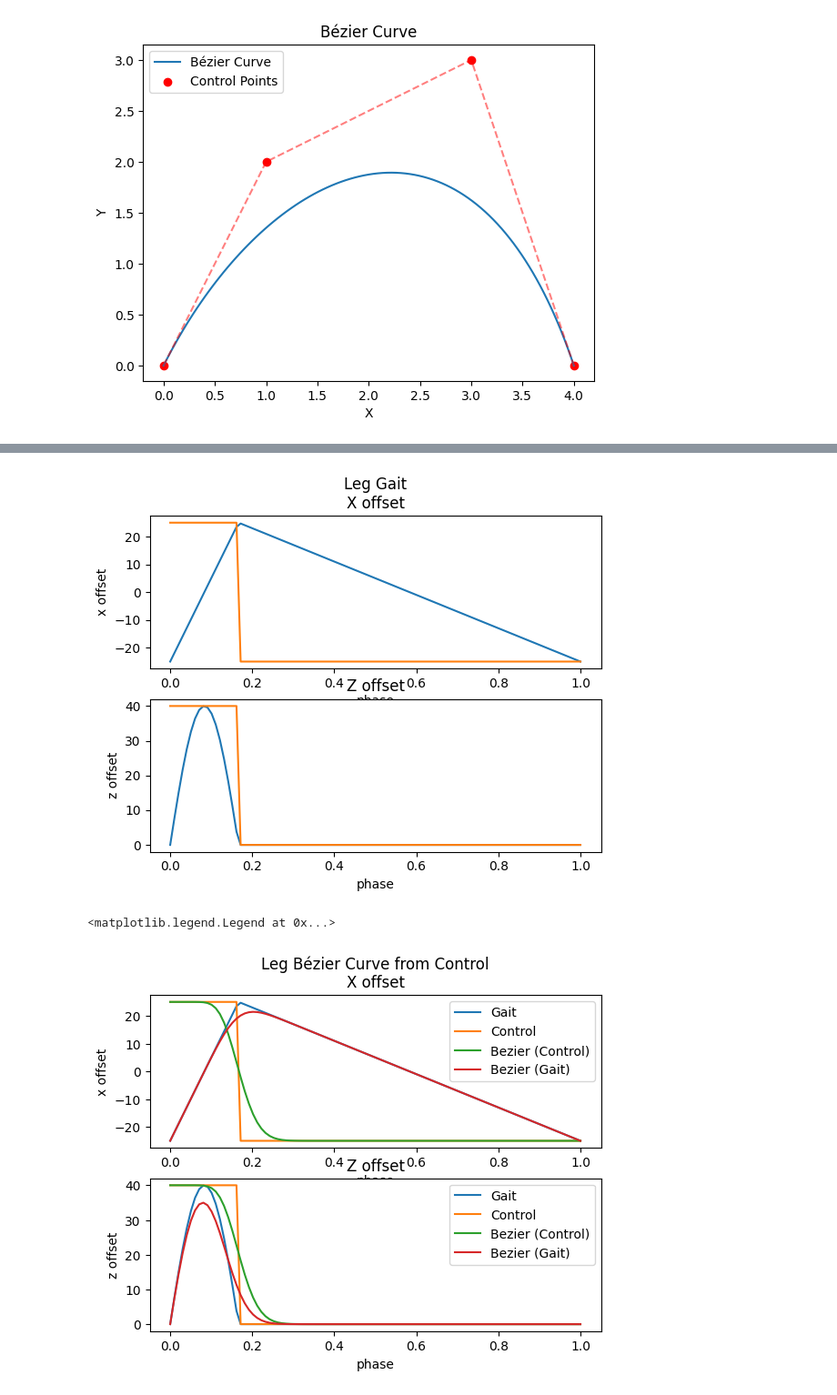
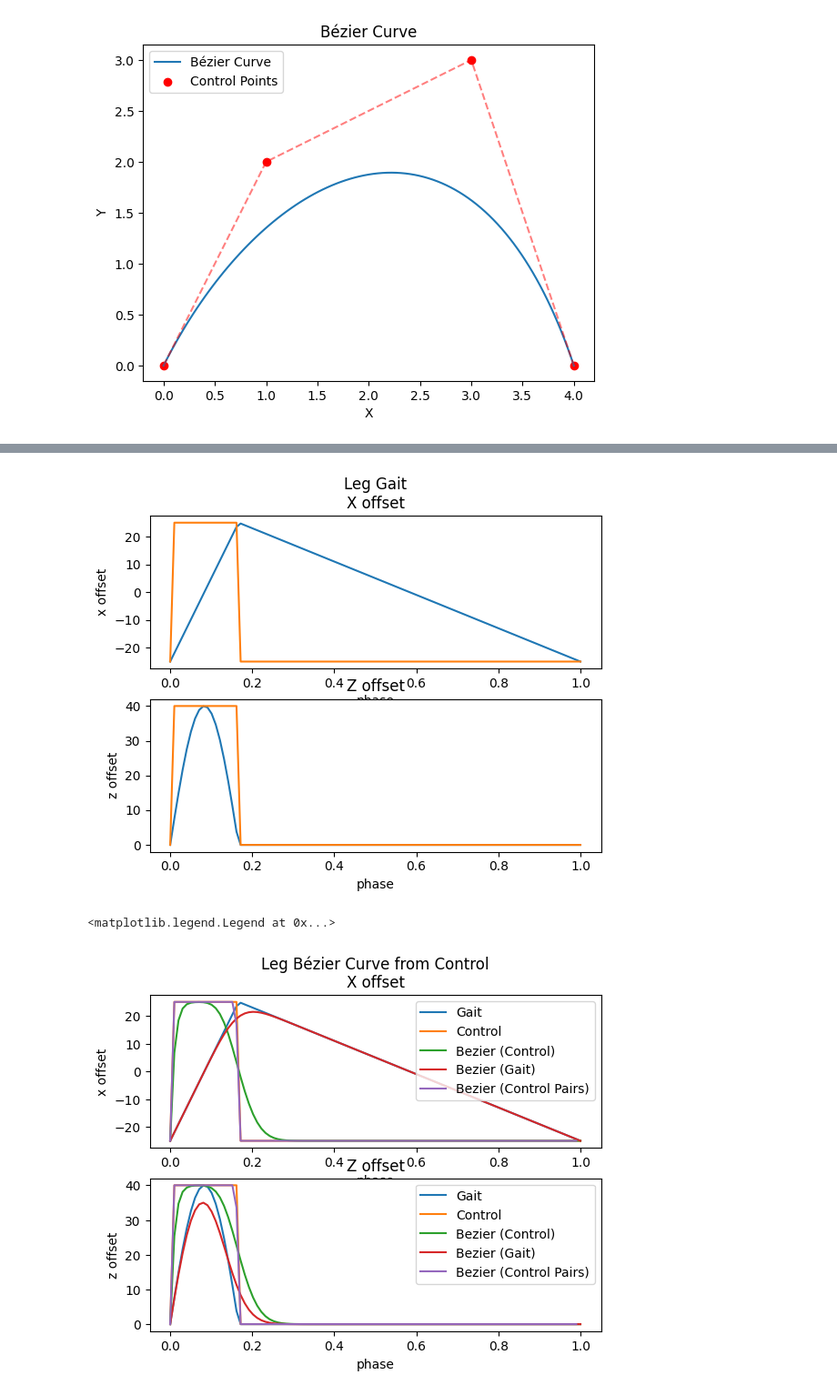
Before and after one commit to Dr-QP/Dr.QP, a Jupyter notebook: notebooks/3_1_appendix_smoothing_splines.ipynb, the cells around one changed output, grey strips where cells are left out. Shown at 91% size. Saved outputs shown, nothing was run; the diff lists cells and outputs as text; code cells hidden in the pictures.

```diff
--- a/notebooks/3_1_appendix_smoothing_splines.ipynb
+++ b/notebooks/3_1_appendix_smoothing_splines.ipynb
@@ -172,7 +172,7 @@ def leg_control_point(phase):
   step_height = 40
   half_step = 50 / 2
 
-  if phase < lift_duration:
+  if phase > 0.0001 and phase < lift_duration:
       # Swing phase - leg in air moving forward
       x_control_point = half_step
       z_control_point = step_height
@@ -206,7 +206,7 @@ def leg_gait_point(phase):
   step_height = 40
   half_step = 50 / 2
 
-  if phase < lift_duration:
+  if phase > 0.0001 and phase < lift_duration:
       # Swing phase - leg in air moving forward
       t = np.interp(phase, [0, lift_duration], [0, 1])
       x_control_point = np.interp(phase, [0, lift_duration], [-half_step, half_step])
@@ -234,35 +234,43 @@ ax[1].plot(phase, [leg_control_point(p)[1] for p in phase])
 
 plt.show()
 # %% [output]
-[figure, old version]
+[figure, new version]
 # %%
 gait_points = np.array([leg_gait_point(p) for p in phase])
 control_pts = np.array([leg_control_point(p) for p in phase])
 
 bezier_control_pts = np.array([bezier_curve(control_pts, t) for t in phase])
 bezier_gaits_points = np.array([bezier_curve(gait_points, t) for t in phase])
+
+bezier_control_pts_pairs = []
+for i in range(len(control_pts) - 1):
+    p = bezier_curve(control_pts[i : i + 2], i / len(control_pts))
+    bezier_control_pts_pairs.append(p)
+bezier_control_pts_pairs = np.array(bezier_control_pts_pairs)
 
 fig, ax = plt.subplots(2, 1)
 
 ax[0].set_xlabel('phase')
 ax[0].set_ylabel('x offset')
 ax[0].set_title('Leg Bézier Curve from Control\nX offset')
 ax[0].plot(phase, gait_points[:, 0], label='Gait')
 ax[0].plot(phase, control_pts[:, 0], label='Control')
 ax[0].plot(phase, bezier_control_pts[:, 0], label='Bezier (Control)')
 ax[0].plot(phase, bezier_gaits_points[:, 0], label='Bezier (Gait)')
+ax[0].plot(phase[0:-1], bezier_control_pts_pairs[:, 0], label='Bezier (Control Pairs)')
 
 ax[0].legend()
 
 ax[1].set_xlabel('phase')
 ax[1].set_ylabel('z offset')
 ax[1].set_title('Z offset')
 ax[1].plot(phase, gait_points[:, 1], label='Gait')
 ax[1].plot(phase, control_pts[:, 1], label='Control')
 ax[1].plot(phase, bezier_control_pts[:, 1], label='Bezier (Control)')
 ax[1].plot(phase, bezier_gaits_points[:, 1], label='Bezier (Gait)')
+ax[1].plot(phase[0:-1], bezier_control_pts_pairs[:, 1], label='Bezier (Control Pairs)')
 
 ax[1].legend()
 # %% [output]
 <matplotlib.legend.Legend at 0x...>
-[figure, old version]
+[figure, new version]
```
Also changed, not shown: parts of 3 cells of this notebook.
